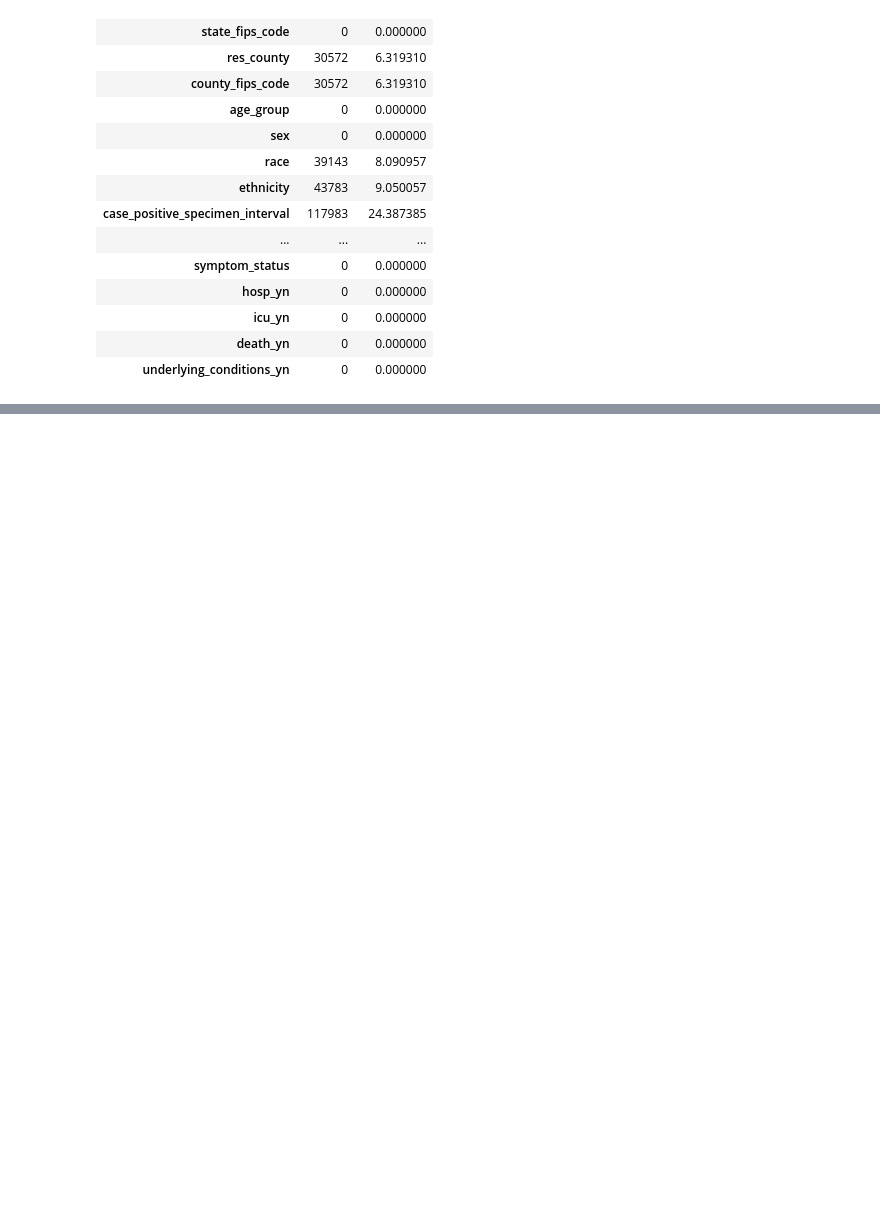
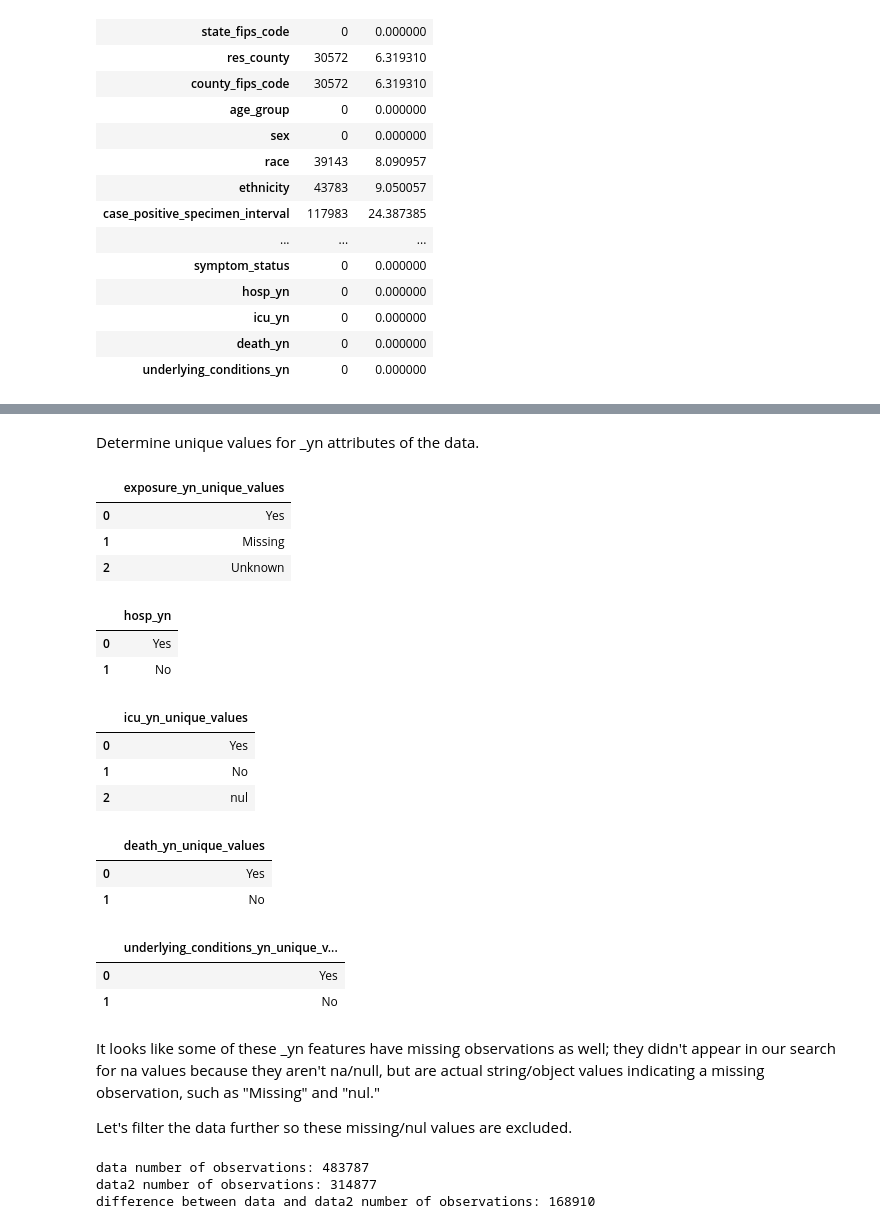
Before and after one commit to charlesrclark1243/ECO322Spring2022Project2, a Jupyter notebook: src/data-exploration.ipynb, the cells around one changed output, grey strips where cells are left out. Drawn from its saved outputs; the diff is of its cells as text; code cells hidden in the pictures; blank space fills up the shorter version.

```diff
--- a/src/data-exploration.ipynb
+++ b/src/data-exploration.ipynb
@@ -73,0 +100,59 @@ pd.DataFrame.from_dict(data={
+# %% [markdown]
+Determine unique values for _yn attributes of the data.
+# %%
+pd.DataFrame.from_dict(data={
+    'exposure_yn_unique_values' : data['exposure_yn'].unique()
+})
+# %% [output]
+|  | exposure_yn_unique_values |
+| 0 | Yes |
+| 1 | Missing |
+| 2 | Unknown |
+# %%
+pd.DataFrame.from_dict(data={
+    'hosp_yn' : data['hosp_yn'].unique()
+})
+# %% [output]
+|  | hosp_yn |
+| 0 | Yes |
+| 1 | No |
+# %%
+pd.DataFrame.from_dict(data={
+    'icu_yn_unique_values' : data['icu_yn'].unique()
+})
+# %% [output]
+|  | icu_yn_unique_values |
+| 0 | Yes |
+| 1 | No |
+| 2 | nul |
+# %%
+pd.DataFrame.from_dict(data={
+    'death_yn_unique_values' : data['death_yn'].unique()
+})
+# %% [output]
+|  | death_yn_unique_values |
+| 0 | Yes |
+| 1 | No |
+# %%
+pd.DataFrame.from_dict(data={
+    'underlying_conditions_yn_unique_values' : data['underlying_conditions_yn'].unique()
+})
+# %% [output]
+|  | underlying_conditions_yn_unique_v... |
+| 0 | Yes |
+| 1 | No |
+# %% [markdown]
+It looks like some of these _yn features have missing observations as well; they didn't appear in our search for na values because they aren't na/null, but are actual string/object values indicating a missing observation, such as "Missing" and "nul."
+
+Let's filter the data further so these missing/nul values are excluded.
+# %%
+data2 = data.copy(deep=True)
+data2 = data2[data2['exposure_yn'] != 'Missing']
+data2 = data2[data2['icu_yn'] != 'nul']
+print(f'data number of observations: {data.shape[0]}')
+print(f'data2 number of observations: {data2.shape[0]}')
+print(f'difference between data and data2 number of observations: {data.shape[0] - data2.shape[0]}')
+# %% [output]
+data number of observations: 483787
+data2 number of observations: 314877
+difference between data and data2 number of observations: 168910
```
Also changed, not shown: parts of 19 cells of this notebook.
